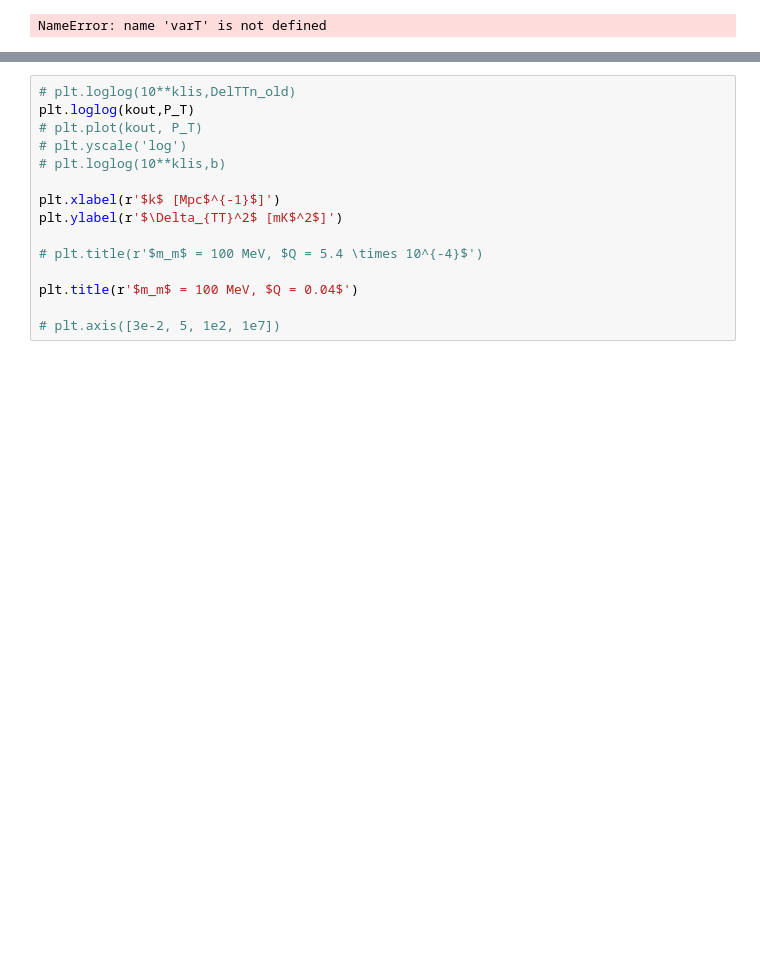
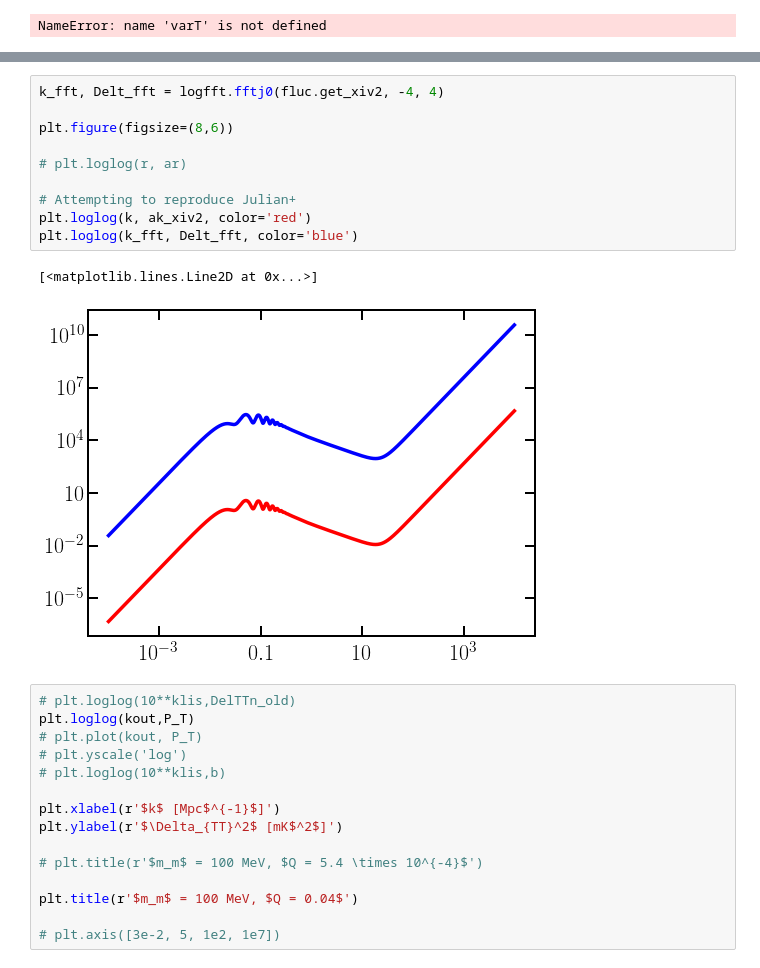
Before and after one commit to hongwanliu/millicharged_DM_with_bath, a Jupyter notebook: notebooks/Fluctuations_Working_Notebook.ipynb, the cells around one changed output, grey strips where cells are left out. Cells and saved outputs as stored; diff of their text form; blank space fills up the shorter version.

```diff
--- a/notebooks/Fluctuations_Working_Notebook.ipynb
+++ b/notebooks/Fluctuations_Working_Notebook.ipynb
@@ -577,3 +651,16 @@ plt.ylim(0.5, 500)
+# %%
+k_fft, Delt_fft = logfft.fftj0(fluc.get_xiv2, -4, 4)
+
+plt.figure(figsize=(8,6))
+
+# plt.loglog(r, ar)
+
+# Attempting to reproduce Julian+
+plt.loglog(k, ak_xiv2, color='red')
+plt.loglog(k_fft, Delt_fft, color='blue')
+# %% [output]
+[<matplotlib.lines.Line2D at 0x...>]
+[figure, added]
 # %%
 # plt.loglog(10**klis,DelTTn_old)
 plt.loglog(kout,P_T)
```
Also changed, not shown: parts of 18 cells of this notebook, 2 other files.
